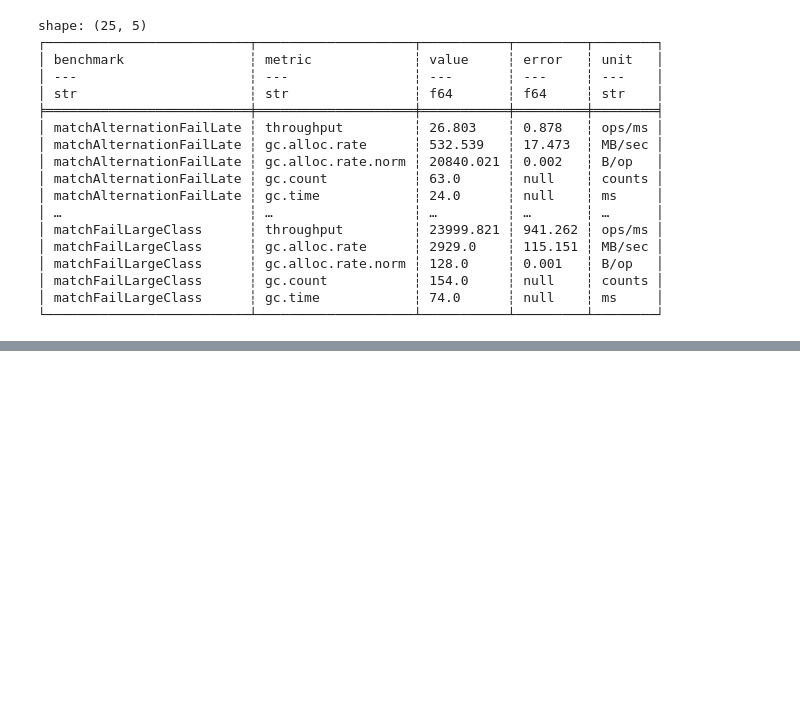
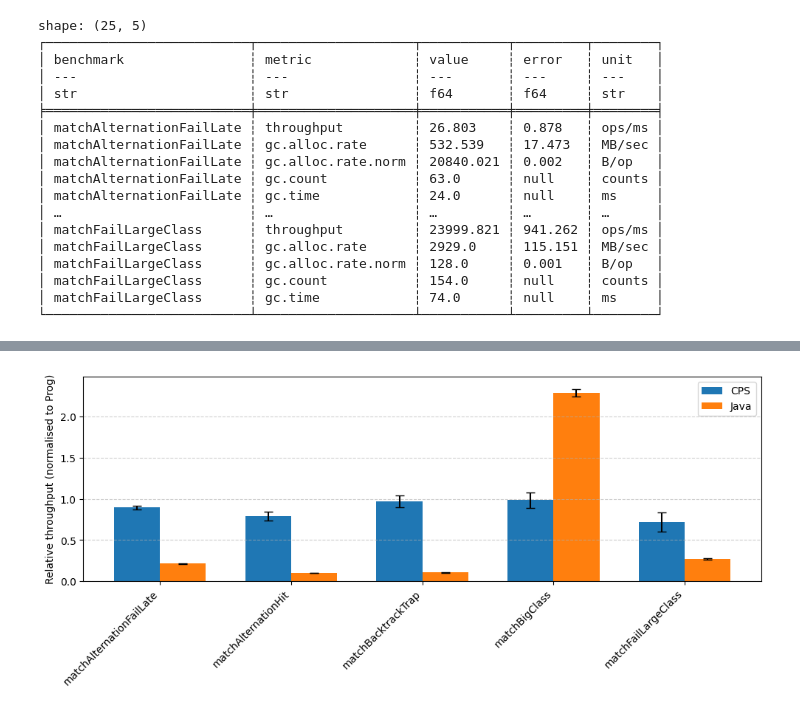
Before and after one commit to aaryan-dharmadhikari/oregano-benchmarks, a Jupyter notebook: stagingAnalysis.ipynb, the cells around one changed output, grey strips where cells are left out. Drawn from its saved outputs; the diff is of its cells as text; code cells hidden in the pictures; blank space fills up the shorter version.

Commit message:
tikzplot working

```diff
--- a/stagingAnalysis.ipynb
+++ b/stagingAnalysis.ipynb
@@ -214,0 +238,16 @@ shape: (25, 5)
+# %%
+# normalise all values and errors relative to prog
+prog_df = combined_df.filter(pl.col("source") == "prog").select(["benchmark", "value", "error"]).rename({"value": "value_prog", "error": "error_prog"})
+cps_df = combined_df.filter(pl.col("source") == "cps").select(["benchmark", "value", "error"]).rename({"value": "value_cps", "error": "error_cps"})
+javaimpl_df = combined_df.filter(pl.col("source") == "javaimpl").select(["benchmark", "value", "error"]).rename({"value": "value_javaimpl", "error": "error_javaimpl"})
+# Join the DataFrames on the benchmark column
+normalised_df = prog_df.join(cps_df, on="benchmark", how="inner").join(javaimpl_df, on="benchmark", how="inner")
+# Calculate the relative values and errors
+normalised_df = normalised_df.with_columns(
+    (pl.col("value_cps") / pl.col("value_prog")).alias("value_cps_rel"),
+    (pl.col("error_cps") / pl.col("value_prog")).alias("error_cps_rel"),
+    (pl.col("value_javaimpl") / pl.col("value_prog")).alias("value_javaimpl_rel"),
+    (pl.col("error_javaimpl") / pl.col("value_prog")).alias("error_javaimpl_rel")
+)
+# Print the final DataFrame
+print(normalised_df)
@@ -214,0 +272,39 @@ shape: (25, 5)
+# %%
+import matplotlib.pyplot as plt
+import numpy as np
+import tikzplotlib
+
+# Assume your DataFrame is ready
+df = normalised_df  # or whatever your actual DataFrame is
+
+# Plot config
+benchmarks = df["benchmark"].to_list()
+x = np.arange(len(benchmarks))
+width = 0.35
+
+# Extract values
+cps = df["value_cps_rel"].to_numpy()
+cps_err = df["error_cps_rel"].to_numpy()
+java = df["value_javaimpl_rel"].to_numpy()
+java_err = df["error_javaimpl_rel"].to_numpy()
+
+# Plot
+fig, ax = plt.subplots(figsize=(10, 4.5))  # Wider, flatter aspect
+bars1 = ax.bar(x - width/2, cps, width, yerr=cps_err, capsize=4, label="CPS", color="tab:blue")
+bars2 = ax.bar(x + width/2, java, width, yerr=java_err, capsize=4, label="Java", color="tab:orange")
+
+# Labels, legend
+ax.set_ylabel("Relative throughput (normalised to Prog)")
+ax.set_xticks(x)
+ax.set_xticklabels(benchmarks, rotation=45, ha="right")
+ax.set_ylim(0, max(java.max(), cps.max()) + 0.2)
+ax.legend()
+ax.grid(axis="y", linestyle="--", alpha=0.6)
+
+# Tight layout before export
+fig.tight_layout()
+
+# Save to TikZ/PGFPlots
+tikzplotlib.save("relative_throughput_plot.tex")
+# %% [output]
+[figure, added]
```
Also changed, not shown: parts of 3 cells of this notebook.
